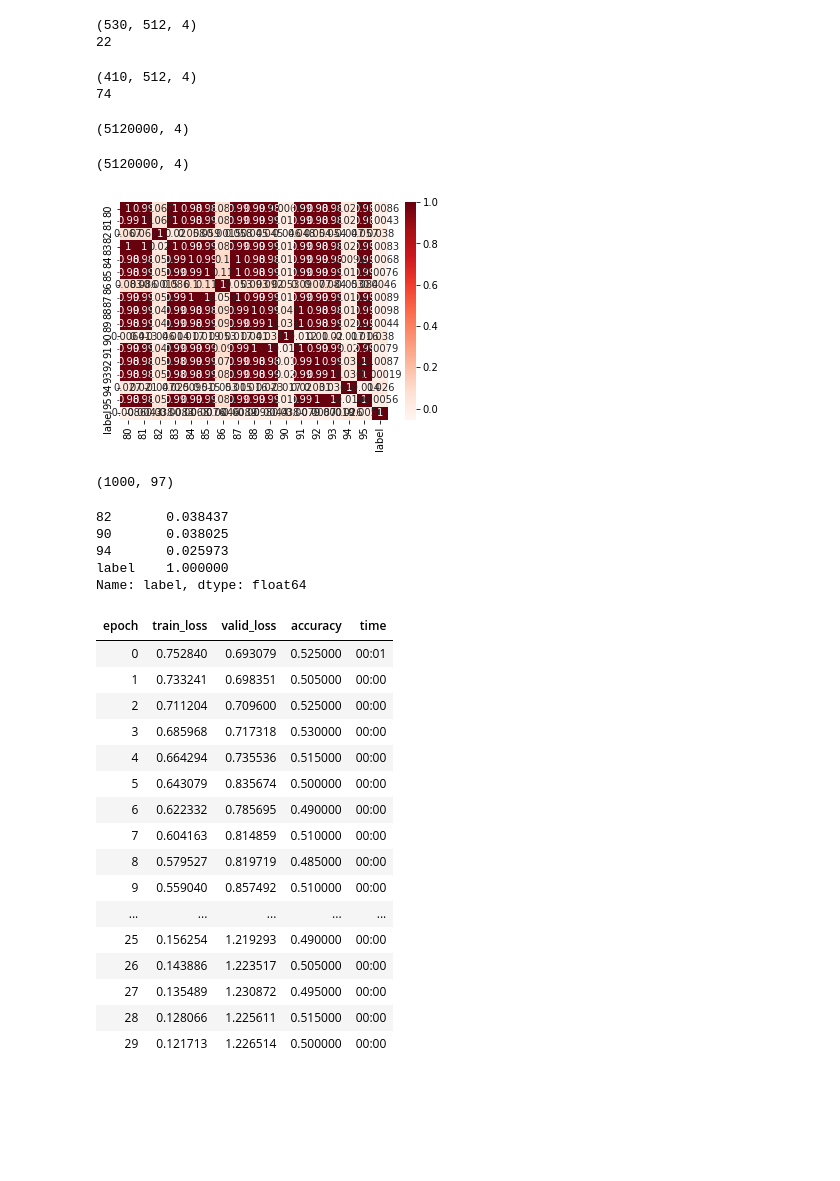
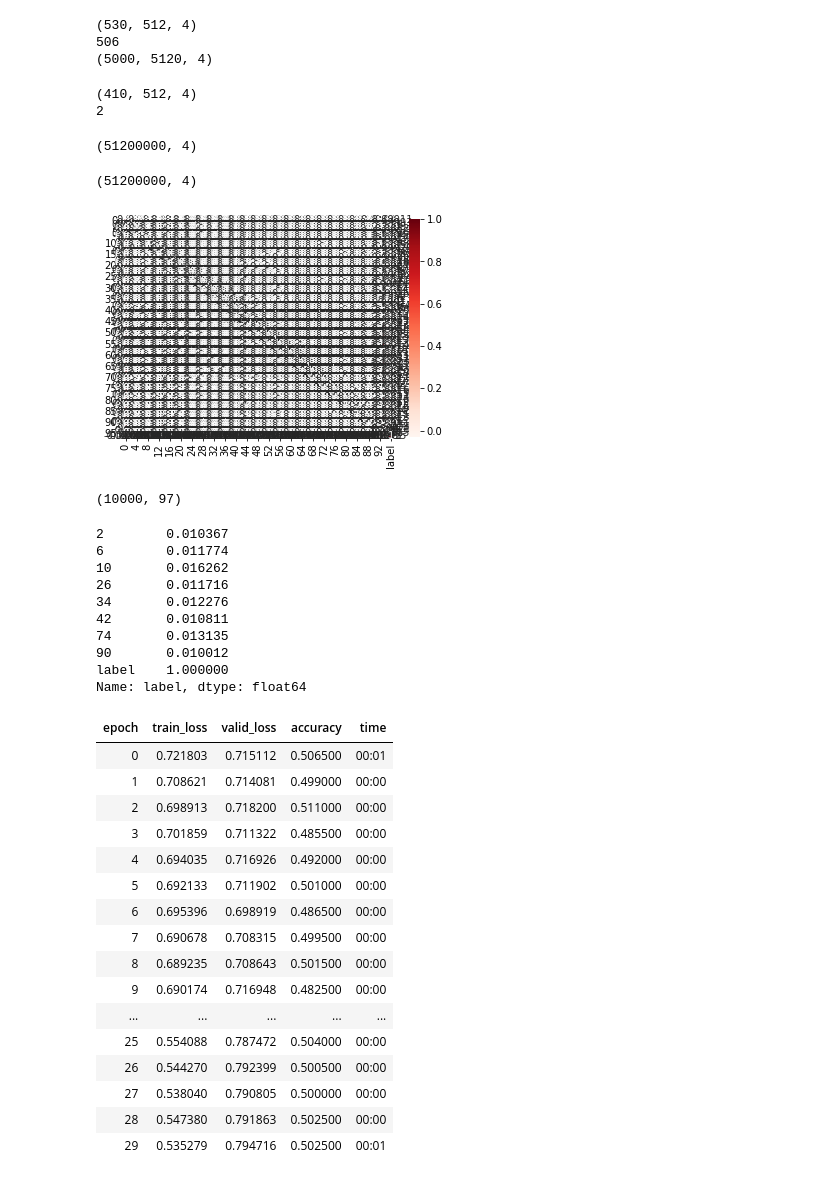
Before and after one commit to anmutechsupport/content-capture, a Jupyter notebook: data_augmentation.ipynb, the cells around one changed output. Saved outputs shown, nothing was run; the diff lists cells and outputs as text; code cells hidden in the pictures; blank space fills up the shorter version.

```diff
--- a/data_augmentation.ipynb
+++ b/data_augmentation.ipynb
@@ -54,15 +54,16 @@ r = get_truncated_normal(mean=mean_indx, sd=int(std_indx/2), low=0, upp=len(sort
 print(int(r.rvs()))
 
 new_pos_segments = []
-for n in range(500):
+for n in range(5000):
     ind = [interestedN1[int(r.rvs())] for x in range(10)]
     new_pos_segments.append(np.concatenate(ind, axis=0))
 
 new_pos_segments = np.array(new_pos_segments)
-# print(new_pos_segments.shape)
+print(new_pos_segments.shape)
 # %% [output]
 (530, 512, 4)
-22
+506
+(5000, 5120, 4)
 # %%
 uninterestedN1 = np.array(np.array_split(np.array(np.array_split(uninterested[:int(len(uninterested)/(fs*interval))*fs*interval], int((len(uninterested)/(fs*interval))), axis=0)), k, axis=1)).reshape(10*-1, 512, 6)[:, :, 1:5]
 
@@ -81,7 +82,7 @@ print(int(Ur.rvs()))
 
 
 new_neg_segments = []
-for n in range(500):
+for n in range(5000):
     ind = [uninterestedN1[int(Ur.rvs())] for x in range(10)]
     new_neg_segments.append(np.concatenate(ind, axis=0))
 
@@ -89,15 +90,15 @@ new_neg_segments = np.array(new_neg_segments)
 # print(new_neg_segments.shape)
 # %% [output]
 (410, 512, 4)
-74
+2
 # %%
 augmented_batches = np.concatenate((new_neg_segments, new_pos_segments), axis=0).reshape(-1*5120, 4, order='F')
 
 print(augmented_batches.shape)
 # %% [output]
-(5120000, 4)
+(51200000, 4)
 # %%
-labels = np.concatenate((np.zeros(500), np.full(500, 1)))
+labels = np.concatenate((np.zeros(5000), np.full(5000, 1)))
 # print(labels.shape)
 
 features = PSD(augmented_batches, fs, filtering=True)
@@ -106,19 +107,19 @@ features = PSD(augmented_batches, fs, filtering=True)
 
 normalized = pd.DataFrame(descriptive_stats(features))
 # %% [output]
-(5120000, 4)
+(51200000, 4)
 # %%
 normalized["label"] = labels
 
 plt.scatter(normalized.iloc[:, 50], normalized.iloc[:, 40], c=normalized.iloc[:, -1], alpha=0.3, cmap='viridis', s=10)
-cor = normalized.iloc[:, 80:].corr()
+cor = normalized.corr()
 sn.heatmap(cor, annot=True, cmap=plt.cm.Reds)
 plt.show()
 
 print(normalized.shape)
 # %% [output]
-[figure, old version]
+[figure, new version]
-(1000, 97)
+(10000, 97)
 # %%
 #Correlation with output variable
 cor_target = abs(cor["label"])
@@ -126,9 +127,14 @@ cor_target = abs(cor["label"])
 relevant_features = cor_target[cor_target>0.01]
 relevant_features
 # %% [output]
-82       0.038437
-90       0.038025
-94       0.025973
+2        0.010367
+6        0.011774
+10       0.016262
+26       0.011716
+34       0.012276
+42       0.010811
+74       0.013135
+90       0.010012
 label    1.000000
 Name: label, dtype: float64
 # %%
@@ -146,19 +152,19 @@ learn.fit_one_cycle(30) # cbs=EarlyStoppingCallback(min_delta=0.1, patience=2)
 # print(search.best_params_)
 # %% [output]
 | epoch | train_loss | valid_loss | accuracy | time |
-| 0 | 0.752840 | 0.693079 | 0.525000 | 00:01 |
-| 1 | 0.733241 | 0.698351 | 0.505000 | 00:00 |
-| 2 | 0.711204 | 0.709600 | 0.525000 | 00:00 |
-| 3 | 0.685968 | 0.717318 | 0.530000 | 00:00 |
-| 4 | 0.664294 | 0.735536 | 0.515000 | 00:00 |
-| 5 | 0.643079 | 0.835674 | 0.500000 | 00:00 |
-| 6 | 0.622332 | 0.785695 | 0.490000 | 00:00 |
-| 7 | 0.604163 | 0.814859 | 0.510000 | 00:00 |
-| 8 | 0.579527 | 0.819719 | 0.485000 | 00:00 |
-| 9 | 0.559040 | 0.857492 | 0.510000 | 00:00 |
+| 0 | 0.721803 | 0.715112 | 0.506500 | 00:01 |
+| 1 | 0.708621 | 0.714081 | 0.499000 | 00:00 |
+| 2 | 0.698913 | 0.718200 | 0.511000 | 00:00 |
+| 3 | 0.701859 | 0.711322 | 0.485500 | 00:00 |
+| 4 | 0.694035 | 0.716926 | 0.492000 | 00:00 |
+| 5 | 0.692133 | 0.711902 | 0.501000 | 00:00 |
+| 6 | 0.695396 | 0.698919 | 0.486500 | 00:00 |
+| 7 | 0.690678 | 0.708315 | 0.499500 | 00:00 |
+| 8 | 0.689235 | 0.708643 | 0.501500 | 00:00 |
+| 9 | 0.690174 | 0.716948 | 0.482500 | 00:00 |
 | ... | ... | ... | ... | ... |
-| 25 | 0.156254 | 1.219293 | 0.490000 | 00:00 |
-| 26 | 0.143886 | 1.223517 | 0.505000 | 00:00 |
-| 27 | 0.135489 | 1.230872 | 0.495000 | 00:00 |
-| 28 | 0.128066 | 1.225611 | 0.515000 | 00:00 |
-| 29 | 0.121713 | 1.226514 | 0.500000 | 00:00 |
+| 25 | 0.554088 | 0.787472 | 0.504000 | 00:00 |
+| 26 | 0.544270 | 0.792399 | 0.500500 | 00:00 |
+| 27 | 0.538040 | 0.790805 | 0.500000 | 00:00 |
+| 28 | 0.547380 | 0.791863 | 0.502500 | 00:00 |
+| 29 | 0.535279 | 0.794716 | 0.502500 | 00:01 |
```
Also changed, not shown: 2 other files.
